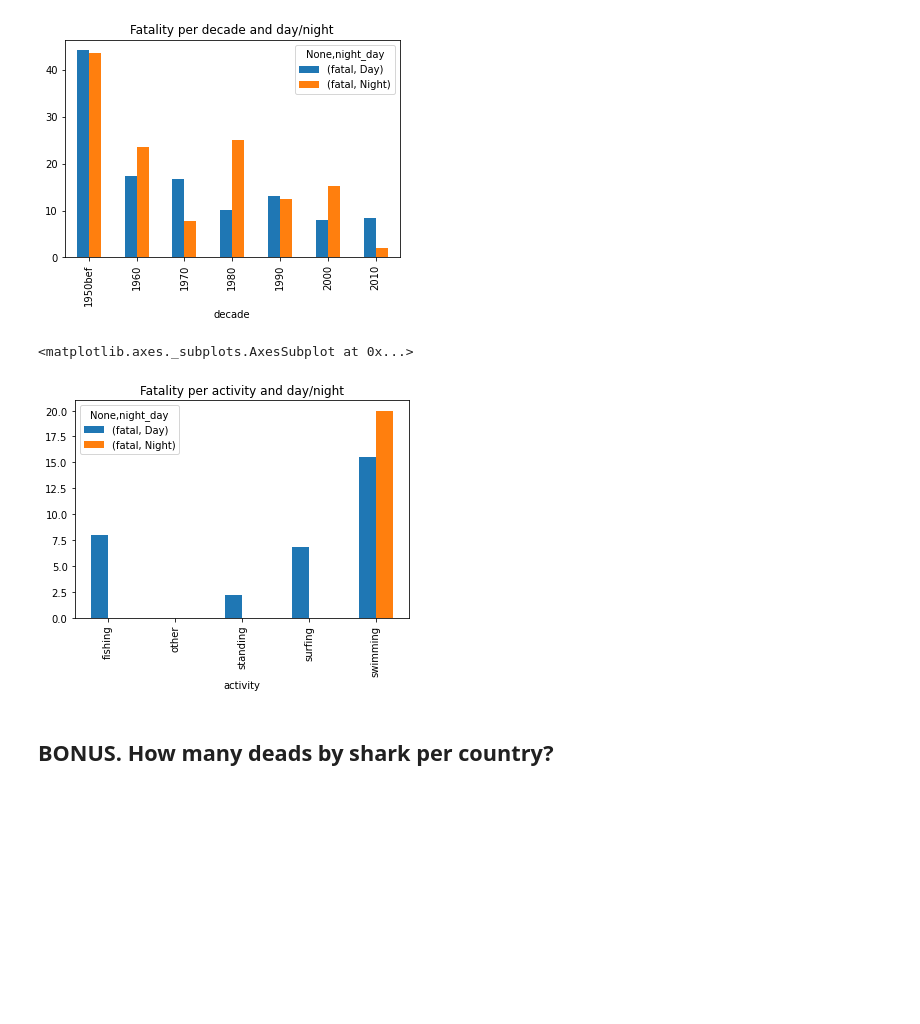
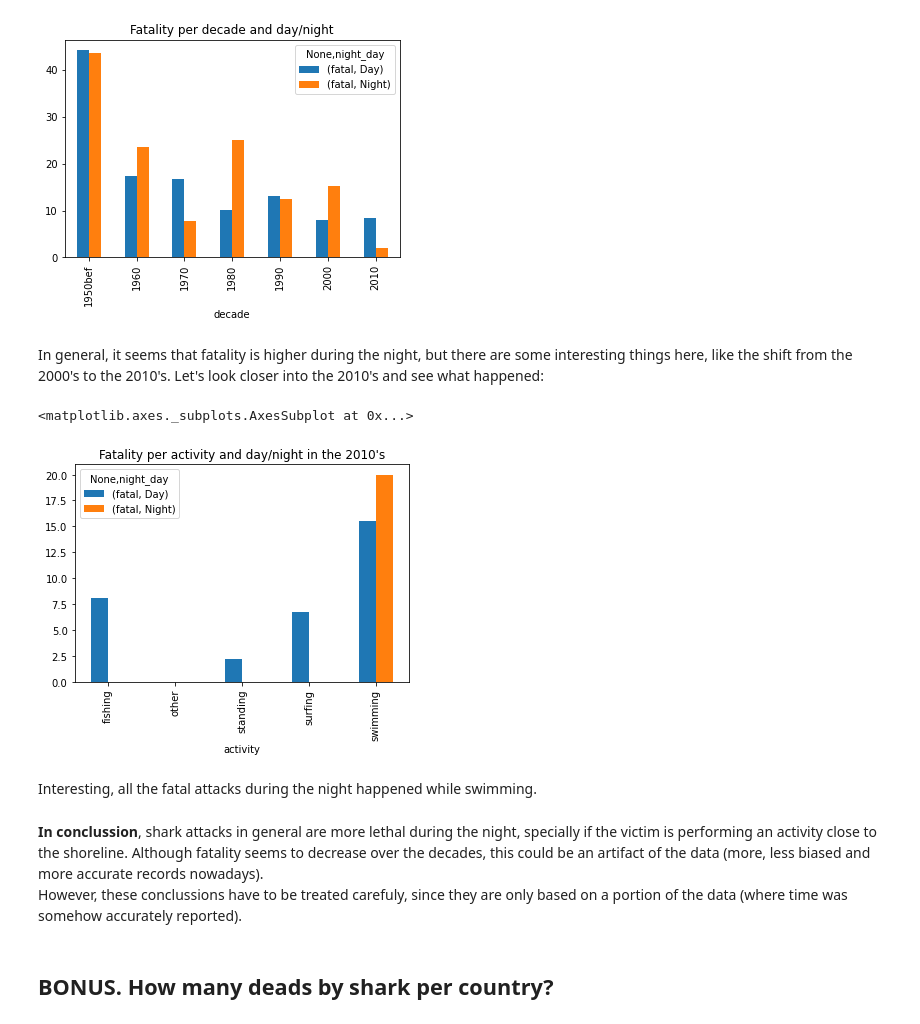
Before and after one commit to DavidCarricondo/data-cleaning-pandas, a Jupyter notebook: Analysis.ipynb, the cells around one changed output. Drawn from its saved outputs; the diff is of its cells as text; code cells hidden in the pictures; blank space fills up the shorter version.

```diff
--- a/Analysis.ipynb
+++ b/Analysis.ipynb
@@ -9,5 +8,5 @@ Firs, let's import the clean dataset:
 # %%
-data = pd.read_csv('data_sharks_clean.csv')
+data = pd.read_csv('./OUTPUT/data_sharks_clean.csv')
 # %% [markdown]
 To begin with, it is a good idea to take a look at the raw numbers:<br> **How many attacks could I classify to have happened during the night and during the day?**
 # %%
@@ -100,11 +117,17 @@ data.pivot_table(values=['fatal'], index=['decade'], columns=['night_day'], aggf
 # %% [output]
 <matplotlib.axes._subplots.AxesSubplot at 0x...>
 [figure]
+# %% [markdown]
+In general, it seems that fatality is higher during the night, but there are some interesting things here, like the shift from the 2000's to the 2010's. Let's look closer into the 2010's and see what happened:
 # %%
-data[data.decade == '2010'].pivot_table(values=['fatal'], index=['activity'], columns=['night_day'], aggfunc=fatality).plot.bar(title='Fatality per activity and day/night')
+data[data.decade == '2010'].pivot_table(values=['fatal'], index=['activity'], columns=['night_day'], aggfunc=fatality).plot.bar(title="Fatality per activity and day/night in the 2010's")
 # %% [output]
 <matplotlib.axes._subplots.AxesSubplot at 0x...>
-[figure, old version]
+[figure, new version]
+# %% [markdown]
+Interesting, all the fatal attacks during the night happened while swimming.
+# %% [markdown]
+**In conclussion**, shark attacks in general are more lethal during the night, specially if the victim is performing an activity close to the shoreline. Although fatality seems to decrease over the decades, this could be an artifact of the data (more, less biased and more accurate records nowadays).<br>However, these conclussions have to be treated carefuly, since they are only based on a portion of the data (where time was somehow accurately reported).
 # %% [markdown]
 ## BONUS. How many deads by shark per country?
 # %%
```
Also changed, not shown: parts of 14 cells of this notebook, 1 other file.
